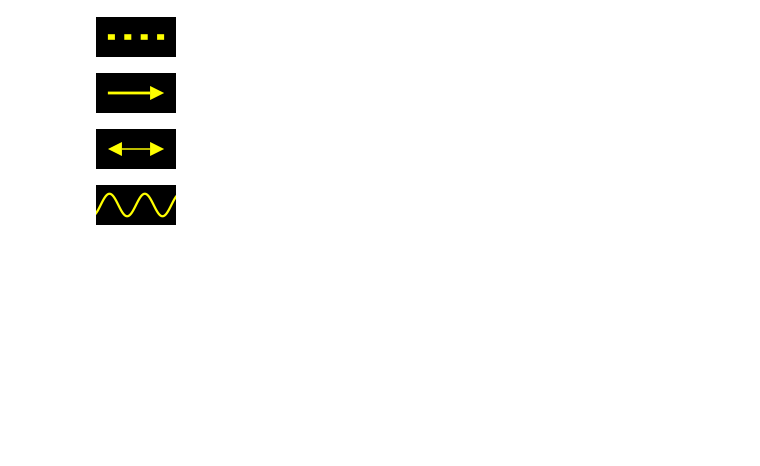
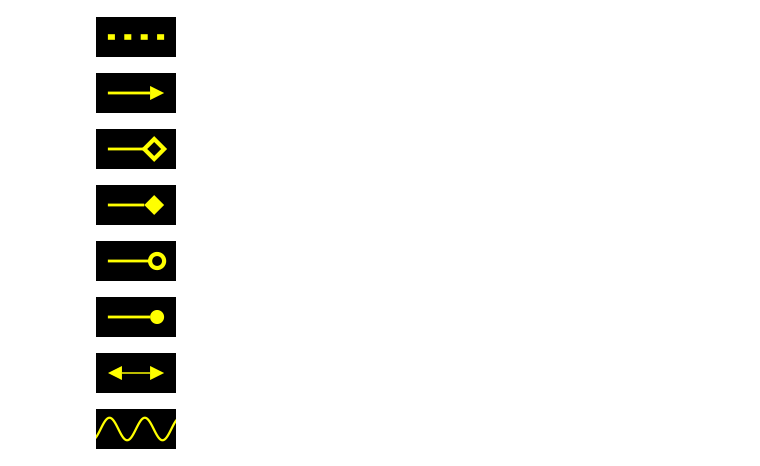
Before and after one commit to kolibril13/mobject-gallery, a Jupyter notebook: Mobjects_Basics.ipynb, the cells around one changed output. Drawn from its saved outputs; the diff is of its cells as text; code cells hidden in the pictures; blank space fills up the shorter version.

Commit message:
added arrows

```diff
--- a/Mobjects_Basics.ipynb
+++ b/Mobjects_Basics.ipynb
@@ -319,6 +319,58 @@ snippet = "mob = Arrow(color= YELLOW)"
 name_snippet_pairs[image_full_name] = snippet
 # %% [output]
 [figure]
+# %%
+%%manim $params
+class Example(ZoomedScene):
+    def construct(self):
+        mob = Arrow(0.2*LEFT, 0.2*RIGHT,color= YELLOW, tip_shape=ArrowSquareTip)
+        self.add(mob)
+        self.camera.frame.scale(1/25)
+###******
+image_full_name = "ArrowSquareTip.png"
+snippet = "mob = Arrow(color= YELLOW, tip_shape=ArrowSquareTip)"
+name_snippet_pairs[image_full_name] = snippet
+# %% [output]
+[figure, added]
+# %%
+%%manim $params
+class Example(ZoomedScene):
+    def construct(self):
+        mob = Arrow(0.2*LEFT, 0.2*RIGHT,color= YELLOW, tip_shape=ArrowSquareFilledTip)
+        self.add(mob)
+        self.camera.frame.scale(1/25)
+###******
+image_full_name = "ArrowSquareFilledTip.png"
+snippet = "mob = Arrow(color= YELLOW, tip_shape=ArrowSquareFilledTip)"
+name_snippet_pairs[image_full_name] = snippet
+# %% [output]
+[figure, added]
+# %%
+%%manim $params
+class Example(ZoomedScene):
+    def construct(self):
+        mob = Arrow(0.2*LEFT, 0.2*RIGHT,color= YELLOW, tip_shape=ArrowCircleTip)
+        self.add(mob)
+        self.camera.frame.scale(1/25)
+###******
+image_full_name = "ArrowCircleTip.png"
+snippet = "mob = Arrow(color= YELLOW, tip_shape=ArrowCircleTip)"
+name_snippet_pairs[image_full_name] = snippet
+# %% [output]
+[figure, added]
+# %%
+%%manim $params
+class Example(ZoomedScene):
+    def construct(self):
+        mob = Arrow(0.2*LEFT, 0.2*RIGHT,color= YELLOW, tip_shape=ArrowCircleFilledTip)
+        self.add(mob)
+        self.camera.frame.scale(1/25)
+###******
+image_full_name = "ArrowCircleFilledTip.png"
+snippet = "mob = Arrow(color= YELLOW, tip_shape=ArrowCircleFilledTip)"
+name_snippet_pairs[image_full_name] = snippet
+# %% [output]
+[figure, added]
 # %%
 %%manim $params
 class Example(ZoomedScene):
```
Also changed, not shown: parts of 1 cell of this notebook, 12 other files.
